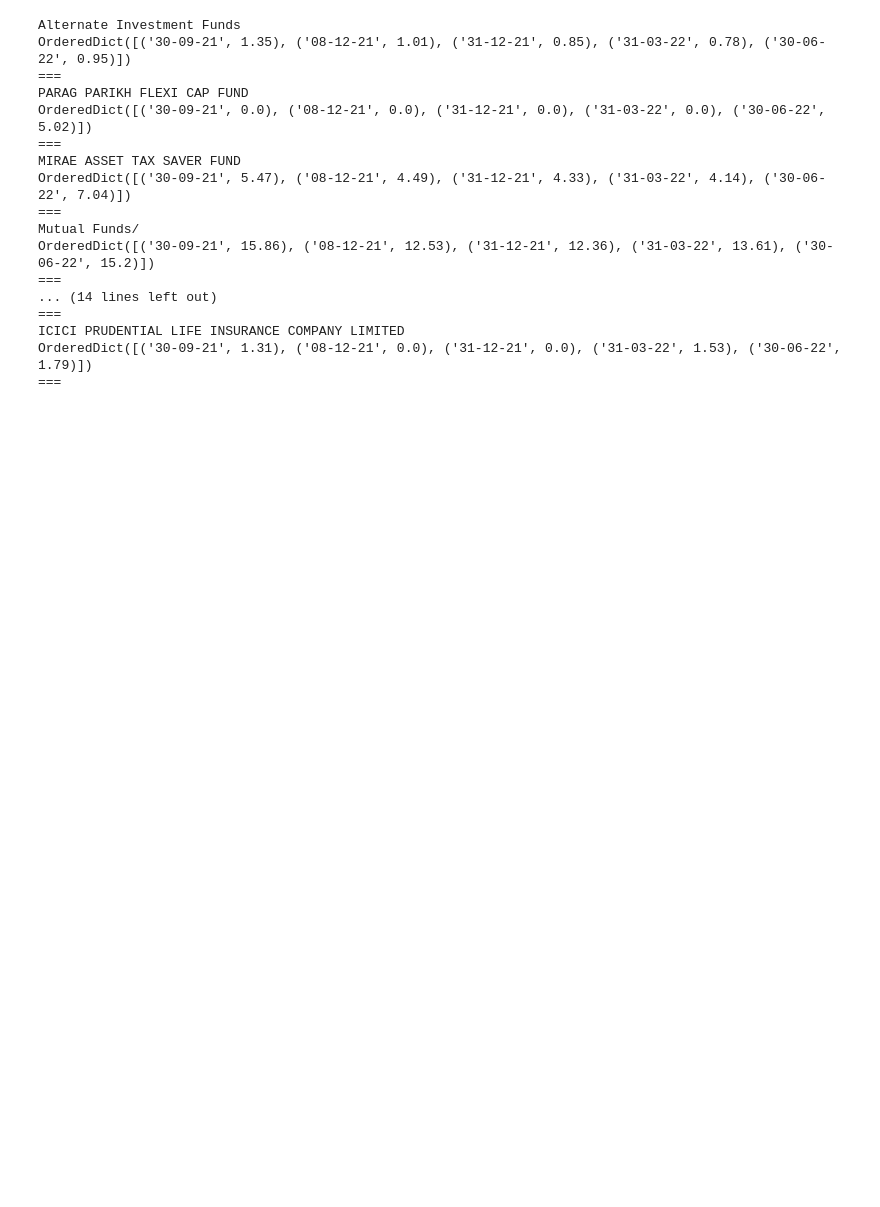
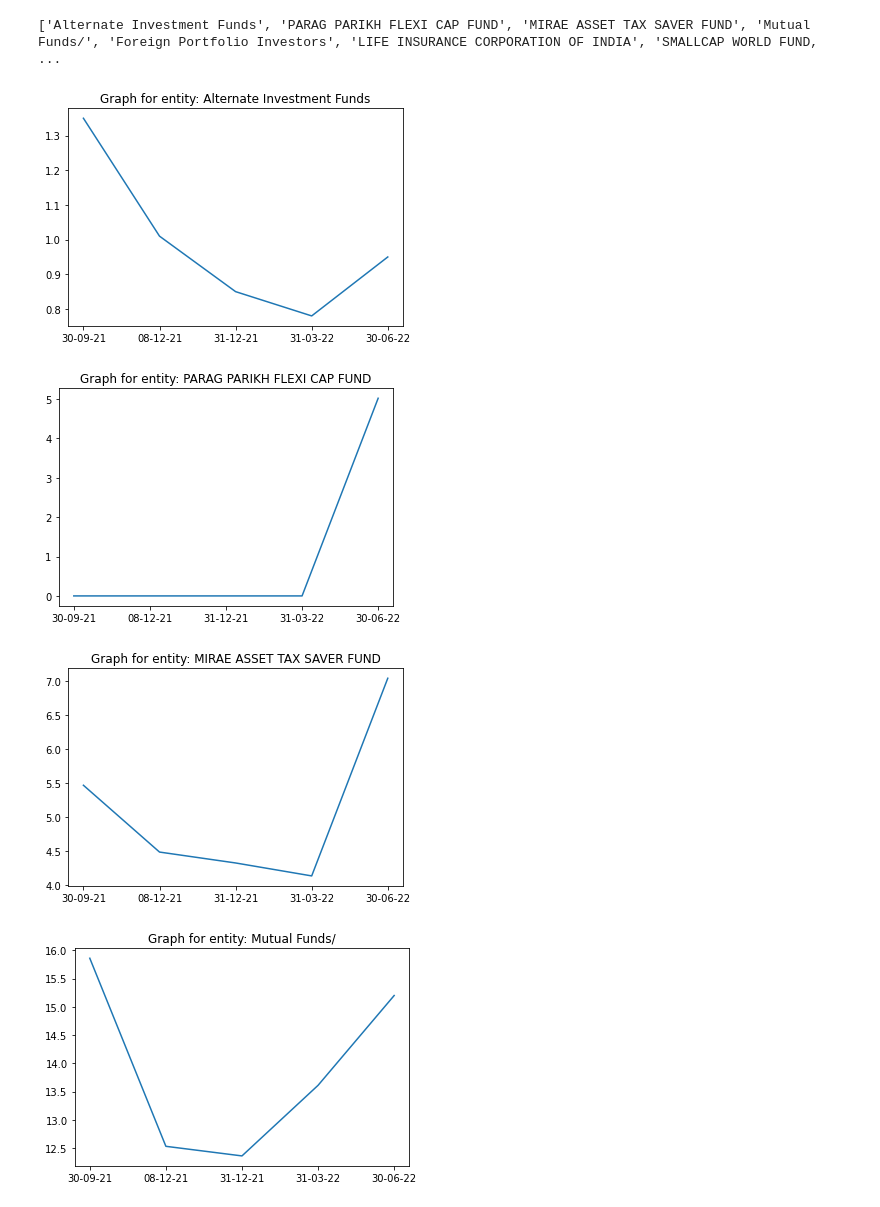
Before and after one commit to tapish13031997/BinderNotebooks, a Jupyter notebook: ShareHoldingAnalysis.ipynb, the cells around one changed output. Cells and saved outputs as stored; diff of their text form; code cells hidden in the pictures; blank space fills up the shorter version.

```diff
--- a/ShareHoldingAnalysis.ipynb
+++ b/ShareHoldingAnalysis.ipynb
@@ -4,3 +5,20 @@ dates = ["30-09-21", "08-12-21", "31-12-21", "31-03-22", "30-06-22"]
 file_name_syntax = ["IEX_Public Shareholding_", " - Sheet1.csv"]
 # Entities of Interest
 eoi = ["Alternate Investment Funds", "PARAG PARIKH FLEXI CAP FUND", "MIRAE ASSET TAX SAVER FUND", 'Mutual Funds/', "Foreign Portfolio Investors", "LIFE INSURANCE CORPORATION OF INDIA", "SMALLCAP WORLD FUND, INC", "WF ASIAN RECONNAISSANCE FUND LIMITED", "AQUAMARINE MASTER FUND L.P", "ICICI PRUDENTIAL LIFE INSURANCE COMPANY LIMITED"]
+# %%
+for date in dates:
+    file_name = date.join(file_name_syntax)
+    df_for_eoi = pd.read_csv(file_name,index_col=0, header=0)
+    entities = df_for_eoi.loc[:, "CATEGORY OF SHAREHOLDER"]
+    df = pd.read_csv(file_name,index_col=1, header=0)
+    for entity in entities:
+        try:
+            sharholding_percent = float(df.loc[:,'SHAREHOLDING AS A % OF TOTAL NO. OF SHARES (CALCULATED AS PER SCRR, 1957) AS A % OF (A+B+C2)'].get(entity, "NAN"))
+        except Exception as e:
+            print(f"Failed for entity:{entity}", e, df.loc[:,'SHAREHOLDING AS A % OF TOTAL NO. OF SHARES (CALCULATED AS PER SCRR, 1957) AS A % OF (A+B+C2)'].get(entity, "NAN"))
+            continue
+
+        if float(sharholding_percent) > 0 and entity not in eoi:
+            eoi.append(entity)
+
+print(eio)
@@ -7,29 +44,20 @@ eoi = ["Alternate Investment Funds", "PARAG PARIKH FLEXI CAP FUND", "MIRAE ASSET
 # %%
+print(eoi)
 from collections import OrderedDict
 for entity in eoi:
-    print(entity)
+    #print(entity)
     date_sharholding_per_map = OrderedDict()
     for date in dates:
         file_name = date.join(file_name_syntax)
         df = pd.read_csv(file_name,index_col=1, header=0)
         date_sharholding_per_map[date] = float(df.loc[:,'SHAREHOLDING AS A % OF TOTAL NO. OF SHARES (CALCULATED AS PER SCRR, 1957) AS A % OF (A+B+C2)'].get(entity, "0"))
-    print(date_sharholding_per_map)
-    print("===")
+    #print(date_sharholding_per_map)
+    plt.title(f"Graph for entity: {entity}")
+    plt.plot(dates, date_sharholding_per_map.values())
+    plt.show()
 # %% [output]
-Alternate Investment Funds
-OrderedDict([('30-09-21', 1.35), ('08-12-21', 1.01), ('31-12-21', 0.85), ('31-03-22', 0.78), ('30-06-22', 0.95)])
-===
-PARAG PARIKH FLEXI CAP FUND
-OrderedDict([('30-09-21', 0.0), ('08-12-21', 0.0), ('31-12-21', 0.0), ('31-03-22', 0.0), ('30-06-22', 5.02)])
-===
-MIRAE ASSET TAX SAVER FUND
-OrderedDict([('30-09-21', 5.47), ('08-12-21', 4.49), ('31-12-21', 4.33), ('31-03-22', 4.14), ('30-06-22', 7.04)])
-===
-Mutual Funds/
-OrderedDict([('30-09-21', 15.86), ('08-12-21', 12.53), ('31-12-21', 12.36), ('31-03-22', 13.61), ('30-06-22', 15.2)])
-===
-... (14 lines left out)
-===
-ICICI PRUDENTIAL LIFE INSURANCE COMPANY LIMITED
-OrderedDict([('30-09-21', 1.31), ('08-12-21', 0.0), ('31-12-21', 0.0), ('31-03-22', 1.53), ('30-06-22', 1.79)])
-===
+['Alternate Investment Funds', 'PARAG PARIKH FLEXI CAP FUND', 'MIRAE ASSET TAX SAVER FUND', 'Mutual Funds/', 'Foreign Portfolio Investors', 'LIFE INSURANCE CORPORATION OF INDIA', 'SMALLCAP WORLD FUND, ...
+[figure, added]
+[figure, added]
+[figure, added]
+[figure, added]
```
Also changed, not shown: parts of 4 cells of this notebook.
